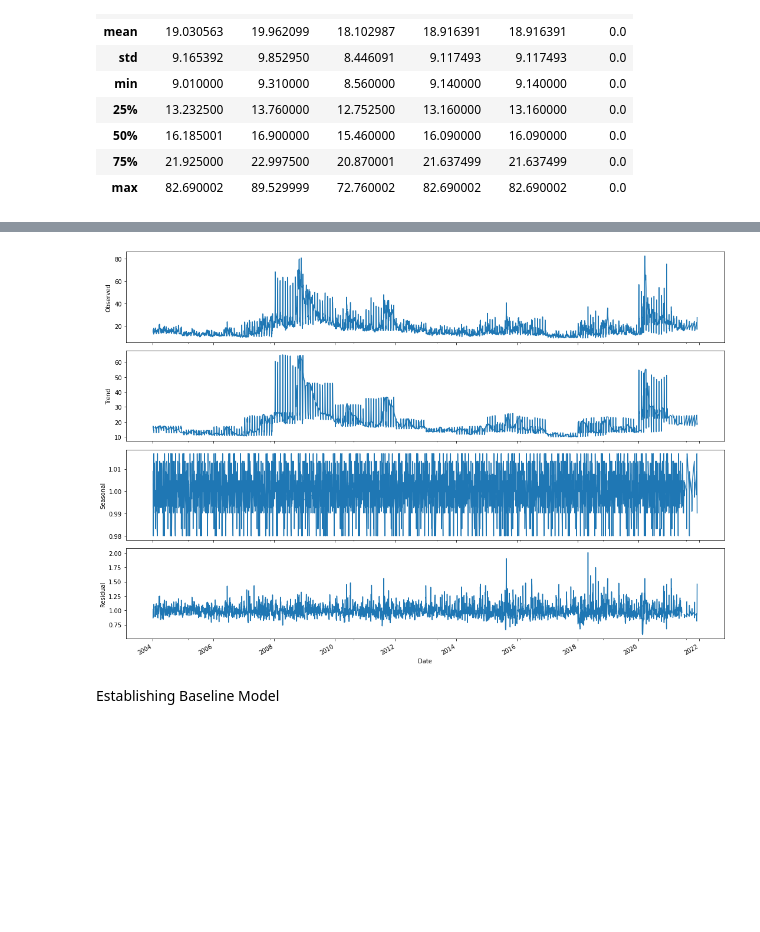
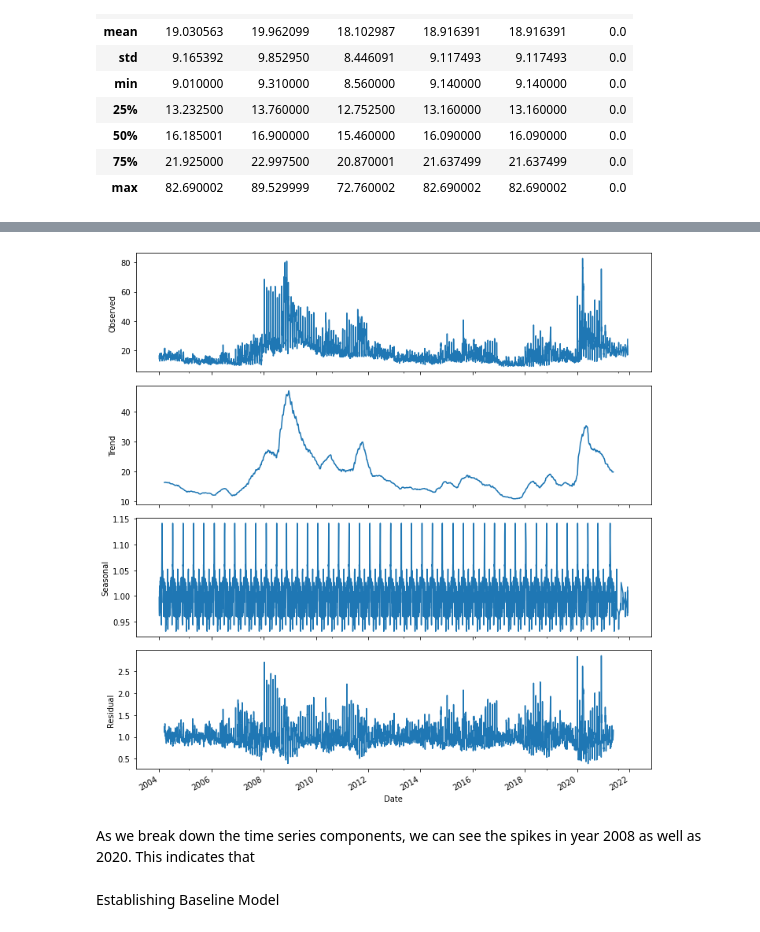
Before and after one commit to kahhotan/Coding-Projects, a Jupyter notebook: Time_Series.ipynb, the cells around one changed output, grey strips where cells are left out. Saved outputs shown, nothing was run; the diff lists cells and outputs as text; code cells hidden in the pictures; blank space fills up the shorter version.

```diff
--- a/Time_Series.ipynb
+++ b/Time_Series.ipynb
@@ -25,6 +38,8 @@ Load Data
 # %%
 #Load dataframe
-df = pd.read_csv("/content/VIX.csv", index_col = 'Date', parse_dates = True)
+vix = pd.read_csv("/content/VIX.csv", index_col = 'Date', parse_dates = ['Date'])
+# %%
+vix.sort_index(inplace=True)
 # %% [markdown]
 Data Exploration and Preprocessing
 # %%
@@ -41,3 +56,3 @@ df.head()
 # %%
-df = df.loc['2004':] #Select 2004 onwards due to calculation changes in VIX
+vix = vix.loc['2004':] #Select 2004 onwards due to calculation changes in VIX
 # %%
@@ -60,11 +75,13 @@ df ['Adj Close'].plot(figsize = (15,8))
 # %%
 #Observing Time Series Components
 
-plt.rcParams['figure.figsize'] = (15,10)
-components = seasonal_decompose(df ['Adj Close'], model='mul', freq = 30)
+plt.rcParams['figure.figsize'] = (10,10)
+components = seasonal_decompose(vix ['Adj Close'], model='mul', freq = 100)
 components.plot();
 # %% [output]
-[figure, old version]
+[figure, new version]
+# %% [markdown]
+As we break down the time series components, we can see the spikes in year 2008 as well as 2020. This indicates that
 # %%
 df.plot(figsize = (30,10))
 df_rolling.plot(figsize = (30,10), color = 'red')
```
Also changed, not shown: parts of 6 cells of this notebook.
